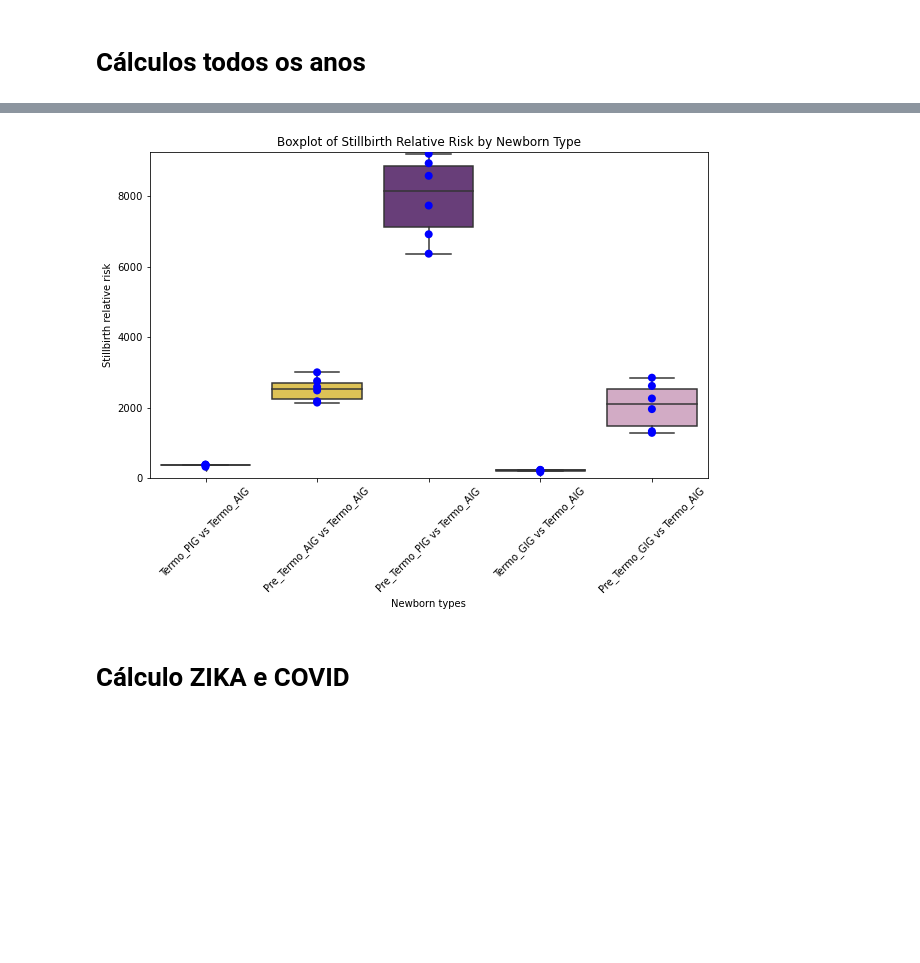
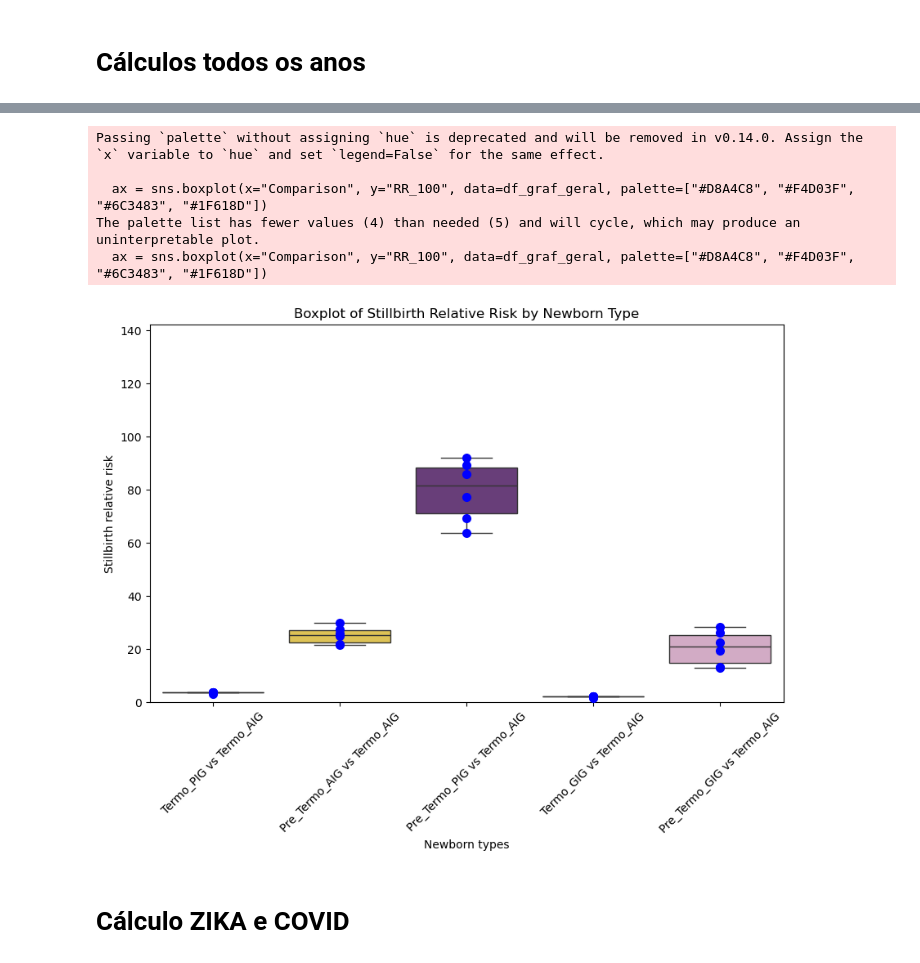
Before and after one commit to mtt89/rr_obito_fetal, a Jupyter notebook: calc_risco_relativo_obito_fetal_considerando_nasc.ipynb, the cells around one changed output, grey strips where cells are left out. Drawn from its saved outputs; the diff is of its cells as text; code cells hidden in the pictures; blank space fills up the shorter version.

```diff
--- a/calc_risco_relativo_obito_fetal_considerando_nasc.ipynb
+++ b/calc_risco_relativo_obito_fetal_considerando_nasc.ipynb
@@ -141,29 +118,37 @@ df_regioes_geral.to_csv('resultado/rr_obitos_c_nasc_regiao.csv', index=False)
+# %%
+df_brasil_geral = pd.read_csv('resultado/rr_obitos_c_nasc_brasil.csv')
+df_regioes_geral = pd.read_csv('resultado/rr_obitos_c_nasc_regiao.csv')
 # %%
 df_graf_geral = pd.concat([df_regioes_geral, df_brasil_geral])
-df_graf_geral['RR_100'] = df_graf_geral['RR']*100
+df_graf_geral['RR_100'] = df_graf_geral['RR']
 
 # Criar o boxplot
 plt.figure(figsize=(10, 6))  # Aumentar tamanho do gráfico
 ax = sns.boxplot(x="Comparison", y="RR_100", data=df_graf_geral, palette=["#D8A4C8", "#F4D03F", "#6C3483", "#1F618D"])
 
 # Adicionar pontos médios
 sns.stripplot(x="Comparison", y="RR_100", data=df_graf_geral, color="blue", size=8, jitter=False)
 
 # Adicionar rótulos dos valores
 # for i, value in enumerate(df_graf["RR_100"]):
 #     plt.text(i, value + 5, f"{value:.1f}", ha='center', fontsize=10, fontweight='bold')
 
 # Configurações do gráfico
 plt.ylabel("Stillbirth relative risk")
 plt.xlabel("Newborn types")
 plt.ylim(0, max(df_graf_geral["RR_100"]) + 50)  # Ajustar limite superior
 plt.xticks(rotation=45)
 plt.title("Boxplot of Stillbirth Relative Risk by Newborn Type")
 
 # Mostrar o gráfico
 plt.show()
 # %% [output]
+Passing `palette` without assigning `hue` is deprecated and will be removed in v0.14.0. Assign the `x` variable to `hue` and set `legend=False` for the same effect.
+
+  ax = sns.boxplot(x="Comparison", y="RR_100", data=df_graf_geral, palette=["#D8A4C8", "#F4D03F", "#6C3483", "#1F618D"])
+The palette list has fewer values (4) than needed (5) and will cycle, which may produce an uninterpretable plot.
+  ax = sns.boxplot(x="Comparison", y="RR_100", data=df_graf_geral, palette=["#D8A4C8", "#F4D03F", "#6C3483", "#1F618D"])
-[figure, old version]
+[figure, new version]
 # %% [markdown]
 # Cálculo ZIKA e COVID
 # %%
```
Also changed, not shown: parts of 8 cells of this notebook, 1 other file.
